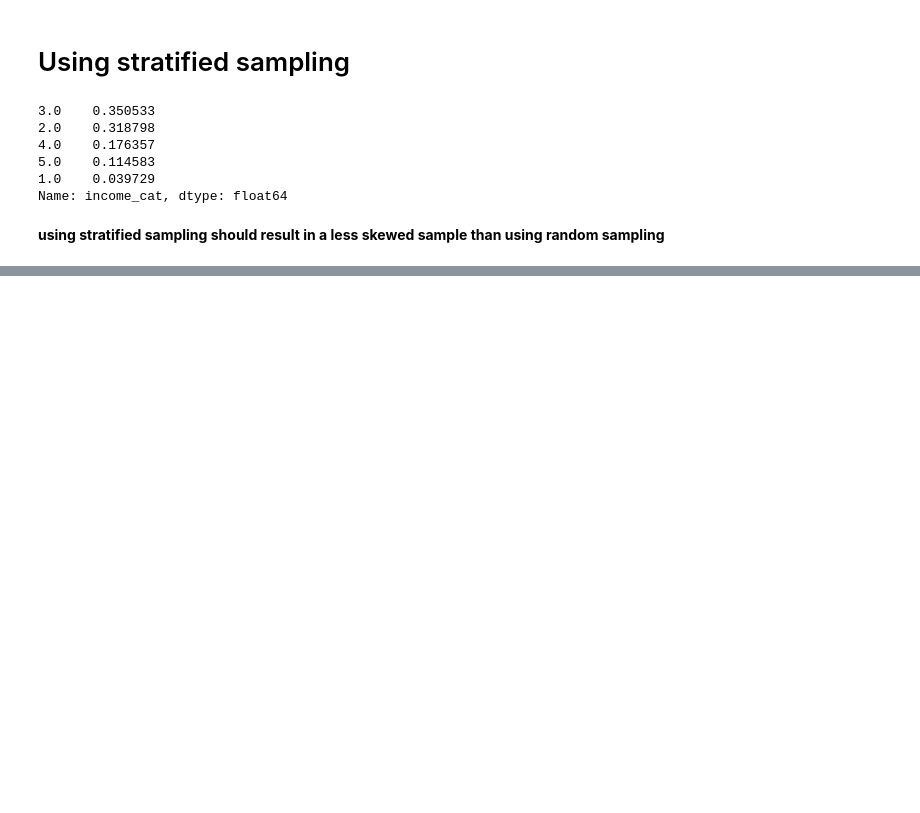
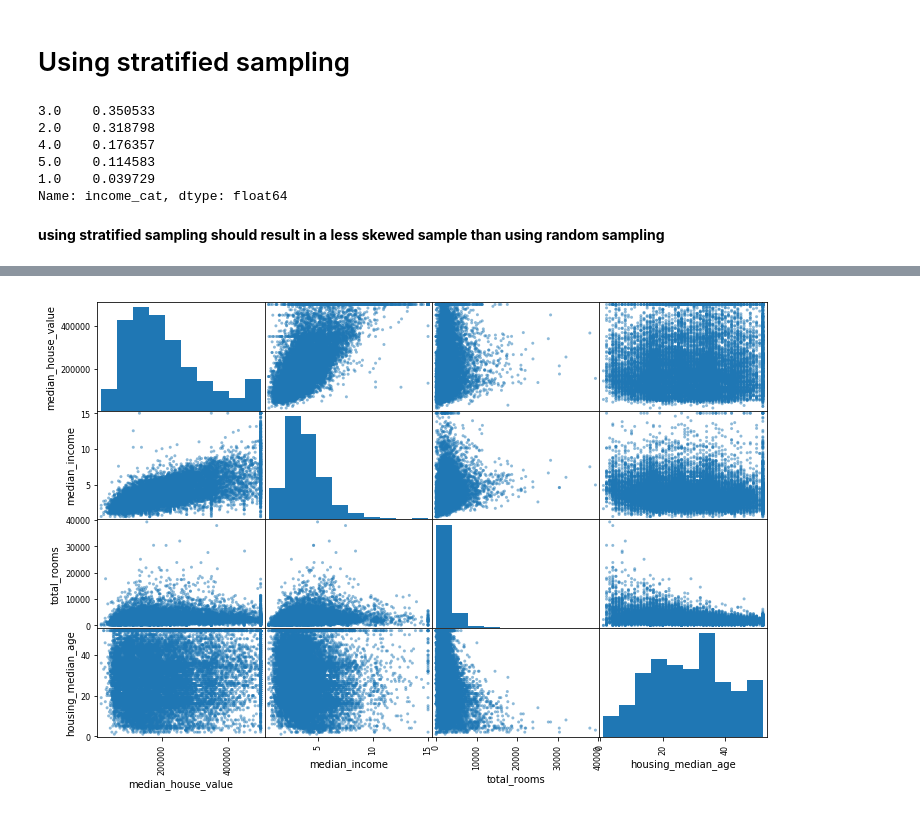
Before and after one commit to LaloCo/Hands-On_ML_Book, a Jupyter notebook: Housing.ipynb, the cells around one changed output, grey strips where cells are left out. Cells and saved outputs as stored; diff of their text form; code cells hidden in the pictures; blank space fills up the shorter version.

```diff
--- a/Housing.ipynb
+++ b/Housing.ipynb
@@ -133,0 +163,6 @@ for set_ in (strat_train_set, strat_test_set):
+# %%
+attributes = ["median_house_value", "median_income", "total_rooms",
+             "housing_median_age"]
+pd.plotting.scatter_matrix(housing[attributes], figsize=(12,8));
+# %% [output]
+[figure, added]
```
Also changed, not shown: parts of 5 cells of this notebook.
